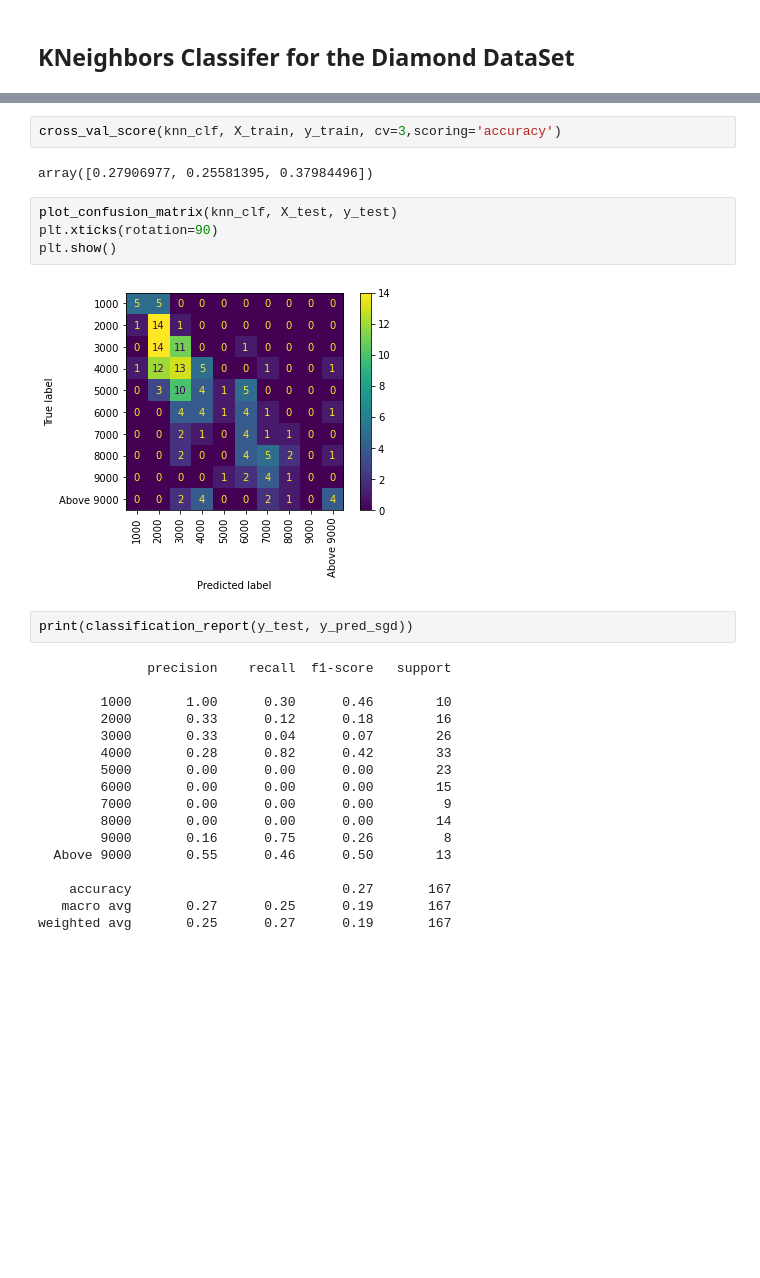
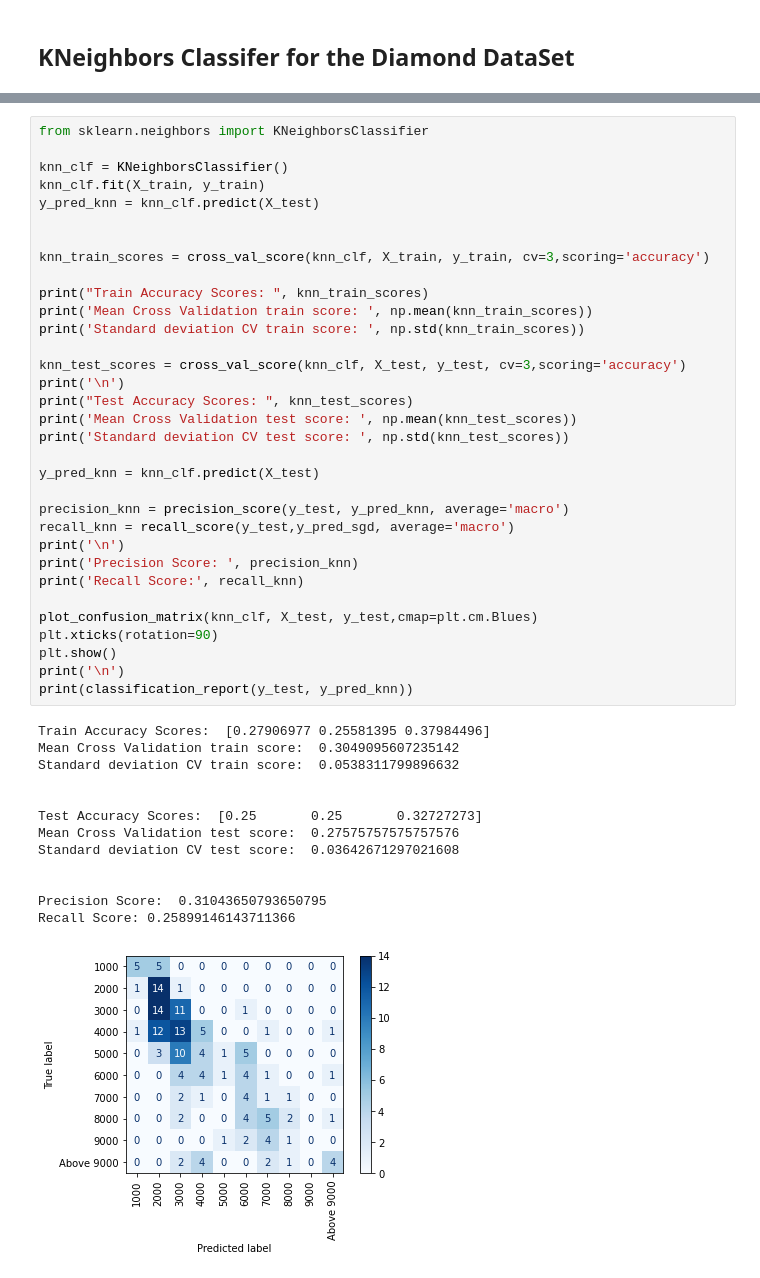
Before and after one commit to rgandhre/SpringBoard, a Jupyter notebook: DataScience_Capstone2/notebooks/Effy_EDA_Rings.ipynb, the cells around one changed output, grey strips where cells are left out. Drawn from its saved outputs; the diff is of its cells as text; blank space fills up the shorter version.

```diff
--- a/DataScience_Capstone2/notebooks/Effy_EDA_Rings.ipynb
+++ b/DataScience_Capstone2/notebooks/Effy_EDA_Rings.ipynb
@@ -1379,29 +1144,47 @@ y_pred_knn = knn_clf.predict(X_test)
-# %%
-cross_val_score(knn_clf, X_train, y_train, cv=3,scoring='accuracy')
-# %% [output]
-array([0.27906977, 0.25581395, 0.37984496])
-# %%
-plot_confusion_matrix(knn_clf, X_test, y_test)
-plt.xticks(rotation=90)
-plt.show()
-# %% [output]
-[figure, removed]
-# %%
-print(classification_report(y_test, y_pred_sgd))
-# %% [output]
-              precision    recall  f1-score   support
-
-        1000       1.00      0.30      0.46        10
-        2000       0.33      0.12      0.18        16
-        3000       0.33      0.04      0.07        26
-        4000       0.28      0.82      0.42        33
-        5000       0.00      0.00      0.00        23
-        6000       0.00      0.00      0.00        15
-        7000       0.00      0.00      0.00         9
-        8000       0.00      0.00      0.00        14
-        9000       0.16      0.75      0.26         8
-  Above 9000       0.55      0.46      0.50        13
-
-    accuracy                           0.27       167
-   macro avg       0.27      0.25      0.19       167
-weighted avg       0.25      0.27      0.19       167
+# %%
+from sklearn.neighbors import KNeighborsClassifier
+
+knn_clf = KNeighborsClassifier()
+knn_clf.fit(X_train, y_train)
+y_pred_knn = knn_clf.predict(X_test)
+
+
+knn_train_scores = cross_val_score(knn_clf, X_train, y_train, cv=3,scoring='accuracy')
+
+print("Train Accuracy Scores: ", knn_train_scores)
+print('Mean Cross Validation train score: ', np.mean(knn_train_scores))
+print('Standard deviation CV train score: ', np.std(knn_train_scores))
+
+knn_test_scores = cross_val_score(knn_clf, X_test, y_test, cv=3,scoring='accuracy')
+print('\n')
+print("Test Accuracy Scores: ", knn_test_scores)
+print('Mean Cross Validation test score: ', np.mean(knn_test_scores))
+print('Standard deviation CV test score: ', np.std(knn_test_scores))
+
+y_pred_knn = knn_clf.predict(X_test)
+
+precision_knn = precision_score(y_test, y_pred_knn, average='macro')
+recall_knn = recall_score(y_test,y_pred_sgd, average='macro')
+print('\n')
+print('Precision Score: ', precision_knn)
+print('Recall Score:', recall_knn)
+
+plot_confusion_matrix(knn_clf, X_test, y_test,cmap=plt.cm.Blues)
+plt.xticks(rotation=90)
+plt.show()
+print('\n')
+print(classification_report(y_test, y_pred_knn))
+# %% [output]
+Train Accuracy Scores:  [0.27906977 0.25581395 0.37984496]
+Mean Cross Validation train score:  0.3049095607235142
+Standard deviation CV train score:  0.0538311799896632
+
+
+Test Accuracy Scores:  [0.25       0.25       0.32727273]
+Mean Cross Validation test score:  0.27575757575757576
+Standard deviation CV test score:  0.03642671297021608
+
+
+Precision Score:  0.31043650793650795
+Recall Score: 0.25899146143711366
+[figure, added]
```
Also changed, not shown: parts of 83 cells of this notebook.
